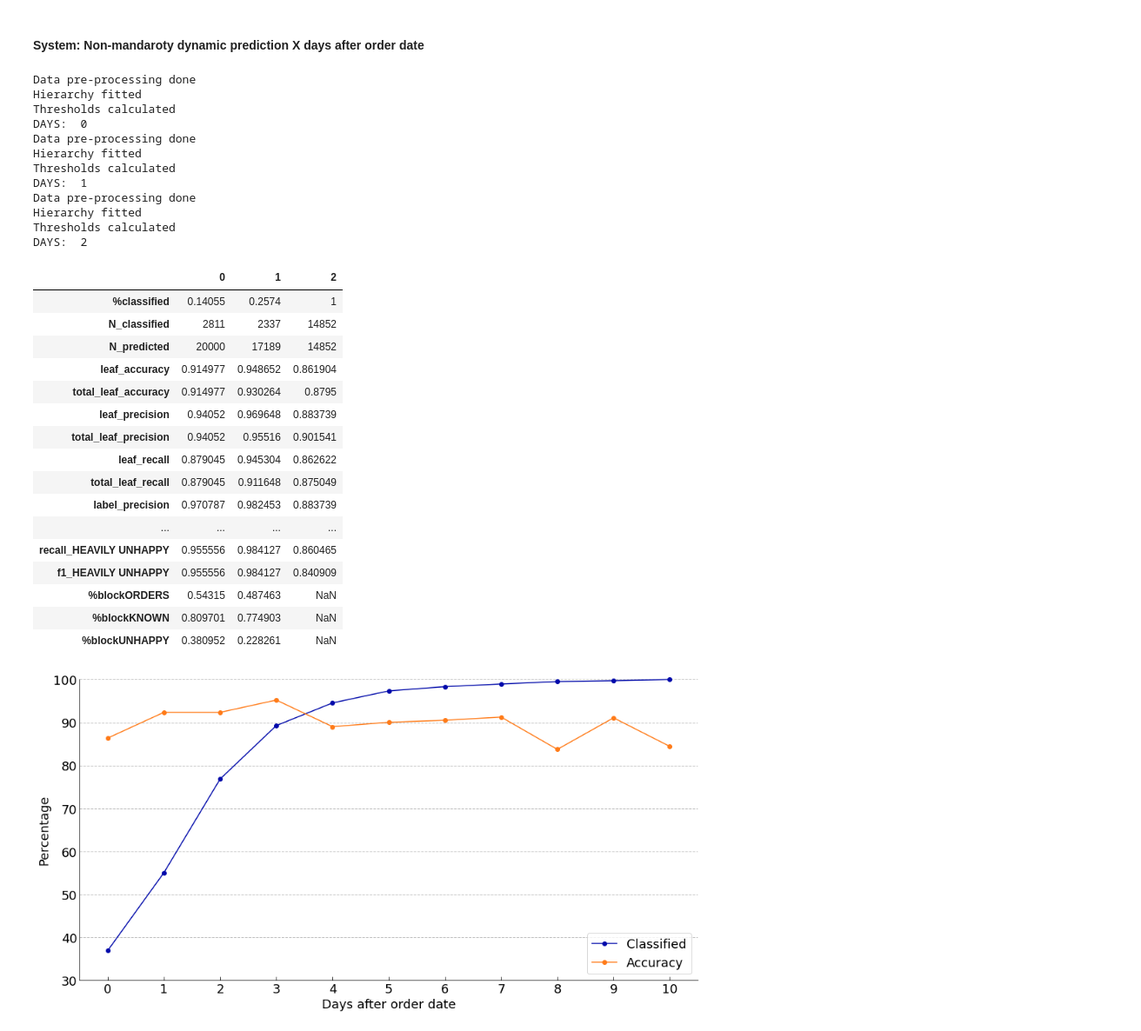
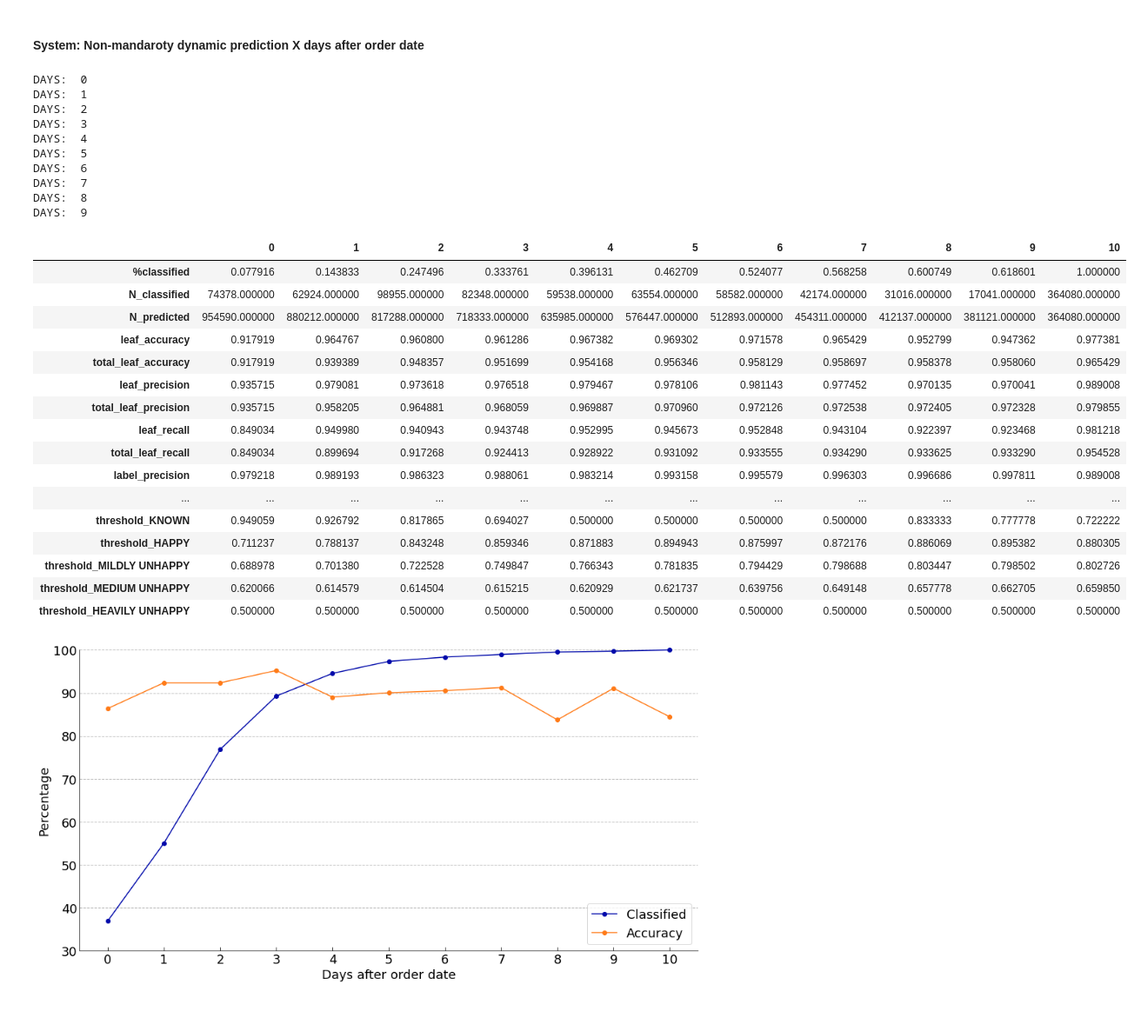
Before and after one commit to thomas-brink/CAT-HCOT, a Jupyter notebook: Seminar_Hierarchical_Classifiers.ipynb, the cells around one changed output. Shown at 87% size. Saved outputs shown, nothing was run; the diff lists cells and outputs as text; code cells hidden in the pictures.

```diff
--- a/Seminar_Hierarchical_Classifiers.ipynb
+++ b/Seminar_Hierarchical_Classifiers.ipynb
@@ -550,8 +553,8 @@ def dynamicHierarchicalClassifier(START, END, threshold = None, threshold_type =
                            '3_max_depth'   : [14,14,14,14,14,14,14,14,14,14,14],
                            '3_n_estimators': [20,45,30,30,30,30,45,45,45,45,45]})
 
-    certainty = 0.99 #lourens = 0.99 / thomas = 0.98 / mathilde = 0.97 / jim = 0.96
-    #certainty_list = np.linspace(0.98,0.4,11)
+    #certainty = 0.99 #lourens = 0.99 / thomas = 0.98 / mathilde = 0.97 / jim = 0.96
+    certainty_list = np.linspace(0.99,0.95,11)
 
     statistics, previous_pred_block, feature_importances, decision_trees = None, None, None, None
 
@@ -576,7 +579,6 @@ def dynamicHierarchicalClassifier(START, END, threshold = None, threshold_type =
                             'KNOWN'   : RandomForestClassifier(random_state=0, class_weight='balanced', max_depth = hypers.loc[DAYS, '2_max_depth'], n_estimators = hypers.loc[DAYS, '2_n_estimators']),
                             'UNHAPPY' : RandomForestClassifier(random_state=0, class_weight='balanced', max_depth = hypers.loc[DAYS, '3_max_depth'], n_estimators = hypers.loc[DAYS, '3_n_estimators'])})
 
-
         HC = HC.fit(X_train,y_train)
         #print('Hierarchy fitted')
 
@@ -586,7 +588,7 @@ def dynamicHierarchicalClassifier(START, END, threshold = None, threshold_type =
 
         THRESHOLDS = {}
         for node in range(1,8):
-            name, threshold = opt_threshold(probs, node, DAYS, certainty)
+            name, threshold = opt_threshold(probs, node, DAYS, certainty_list[DAYS])
             THRESHOLDS[name] = threshold
 
         if DAYS == START: #create dataframe to save predictions
@@ -633,48 +635,53 @@ def dynamicHierarchicalClassifier(START, END, threshold = None, threshold_type =
 # %%
 pred, statistics, feature_importances, decision_trees = dynamicHierarchicalClassifier(0,10)
 # %% [output]
-Data pre-processing done
-Hierarchy fitted
-Thresholds calculated
 DAYS:  0
-Data pre-processing done
-Hierarchy fitted
-Thresholds calculated
 DAYS:  1
-Data pre-processing done
-Hierarchy fitted
-Thresholds calculated
 DAYS:  2
+DAYS:  3
+DAYS:  4
+DAYS:  5
+DAYS:  6
+DAYS:  7
+DAYS:  8
+DAYS:  9
 # %%
 results = pd.DataFrame.from_dict(statistics)
 
 for ix, node in enumerate(['ORDERS','KNOWN','UNHAPPY']):
-    col_name = '%block'+node
+    col_name = 'block_'+node
     results[col_name] = results['%blocking'].apply(lambda x: x[node])
+for ix, node in enumerate(['UNKNOWN','KNOWN','HAPPY','MILDLY UNHAPPY','MEDIUM UNHAPPY','HEAVILY UNHAPPY']):
+    col_name = 'threshold_'+node
+    results[col_name] = results['thresholds'].apply(lambda x: x[node])
 
-results_plot = results.drop(['%blocking'], axis = 1)
+results_plot = results.drop(['%blocking','thresholds'], axis = 1)
 results = results_plot.transpose()
-#results.transpose().to_excel('/Users/LV/Desktop/output.xlsx')
+
+with pd.ExcelWriter('/Users/LV/Desktop/OUTPUT.xlsx', mode = 'a', engine = 'openpyxl') as writer:
+    results.to_excel(writer, sheet_name = 'LRRFRF-TC') #CHANGE NAME!
+
 #feature_importances.to_excel('/Users/LV/Desktop/featureimportance.xlsx')
-results
+
+#results
 # %% [output]
-|  | 0 | 1 | 2 |
-| %classified | 0.14055 | 0.2574 | 1 |
-| N_classified | 2811 | 2337 | 14852 |
-| N_predicted | 20000 | 17189 | 14852 |
-| leaf_accuracy | 0.914977 | 0.948652 | 0.861904 |
-| total_leaf_accuracy | 0.914977 | 0.930264 | 0.8795 |
-| leaf_precision | 0.94052 | 0.969648 | 0.883739 |
-| total_leaf_precision | 0.94052 | 0.95516 | 0.901541 |
-| leaf_recall | 0.879045 | 0.945304 | 0.862622 |
-| total_leaf_recall | 0.879045 | 0.911648 | 0.875049 |
-| label_precision | 0.970787 | 0.982453 | 0.883739 |
-| ... | ... | ... | ... |
-| recall_HEAVILY UNHAPPY | 0.955556 | 0.984127 | 0.860465 |
-| f1_HEAVILY UNHAPPY | 0.955556 | 0.984127 | 0.840909 |
-| %blockORDERS | 0.54315 | 0.487463 | NaN |
-| %blockKNOWN | 0.809701 | 0.774903 | NaN |
-| %blockUNHAPPY | 0.380952 | 0.228261 | NaN |
+|  | 0 | 1 | 2 | 3 | 4 | 5 | 6 | 7 | 8 | 9 | 10 |
+| %classified | 0.077916 | 0.143833 | 0.247496 | 0.333761 | 0.396131 | 0.462709 | 0.524077 | 0.568258 | 0.600749 | 0.618601 | 1.000000 |
+| N_classified | 74378.000000 | 62924.000000 | 98955.000000 | 82348.000000 | 59538.000000 | 63554.000000 | 58582.000000 | 42174.000000 | 31016.000000 | 17041.000000 | 364080.000000 |
+| N_predicted | 954590.000000 | 880212.000000 | 817288.000000 | 718333.000000 | 635985.000000 | 576447.000000 | 512893.000000 | 454311.000000 | 412137.000000 | 381121.000000 | 364080.000000 |
+| leaf_accuracy | 0.917919 | 0.964767 | 0.960800 | 0.961286 | 0.967382 | 0.969302 | 0.971578 | 0.965429 | 0.952799 | 0.947362 | 0.977381 |
+| total_leaf_accuracy | 0.917919 | 0.939389 | 0.948357 | 0.951699 | 0.954168 | 0.956346 | 0.958129 | 0.958697 | 0.958378 | 0.958060 | 0.965429 |
+| leaf_precision | 0.935715 | 0.979081 | 0.973618 | 0.976518 | 0.979467 | 0.978106 | 0.981143 | 0.977452 | 0.970135 | 0.970041 | 0.989008 |
+| total_leaf_precision | 0.935715 | 0.958205 | 0.964881 | 0.968059 | 0.969887 | 0.970960 | 0.972126 | 0.972538 | 0.972405 | 0.972328 | 0.979855 |
+| leaf_recall | 0.849034 | 0.949980 | 0.940943 | 0.943748 | 0.952995 | 0.945673 | 0.952848 | 0.943104 | 0.922397 | 0.923468 | 0.981218 |
+| total_leaf_recall | 0.849034 | 0.899694 | 0.917268 | 0.924413 | 0.928922 | 0.931092 | 0.933555 | 0.934290 | 0.933625 | 0.933290 | 0.954528 |
+| label_precision | 0.979218 | 0.989193 | 0.986323 | 0.988061 | 0.983214 | 0.993158 | 0.995579 | 0.996303 | 0.996686 | 0.997811 | 0.989008 |
+| ... | ... | ... | ... | ... | ... | ... | ... | ... | ... | ... | ... |
+| threshold_KNOWN | 0.949059 | 0.926792 | 0.817865 | 0.694027 | 0.500000 | 0.500000 | 0.500000 | 0.500000 | 0.833333 | 0.777778 | 0.722222 |
+| threshold_HAPPY | 0.711237 | 0.788137 | 0.843248 | 0.859346 | 0.871883 | 0.894943 | 0.875997 | 0.872176 | 0.886069 | 0.895382 | 0.880305 |
+| threshold_MILDLY UNHAPPY | 0.688978 | 0.701380 | 0.722528 | 0.749847 | 0.766343 | 0.781835 | 0.794429 | 0.798688 | 0.803447 | 0.798502 | 0.802726 |
+| threshold_MEDIUM UNHAPPY | 0.620066 | 0.614579 | 0.614504 | 0.615215 | 0.620929 | 0.621737 | 0.639756 | 0.649148 | 0.657778 | 0.662705 | 0.659850 |
+| threshold_HEAVILY UNHAPPY | 0.500000 | 0.500000 | 0.500000 | 0.500000 | 0.500000 | 0.500000 | 0.500000 | 0.500000 | 0.500000 | 0.500000 | 0.500000 |
 # %%
 ### Plot parameters
 plt.rcParams.update({'font.size': 18})
```
Also changed, not shown: parts of 1 cell of this notebook.
